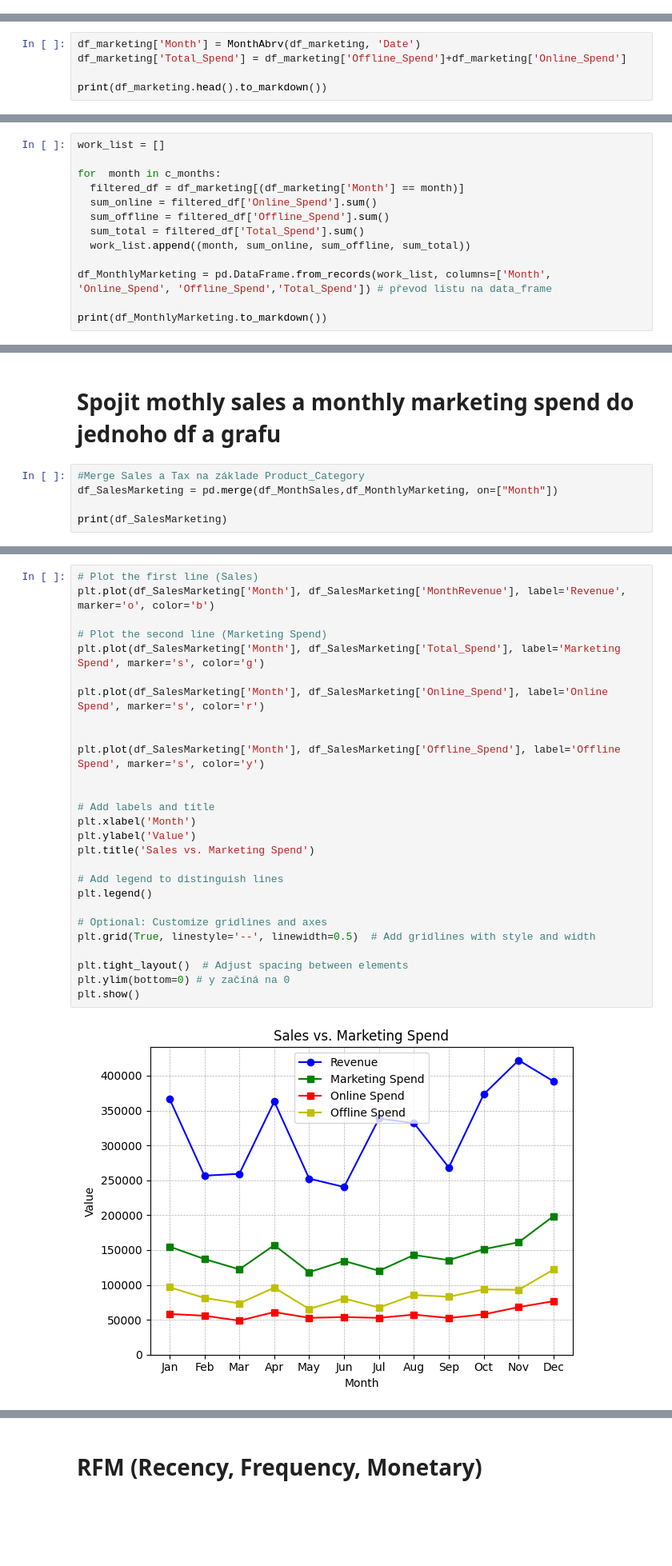
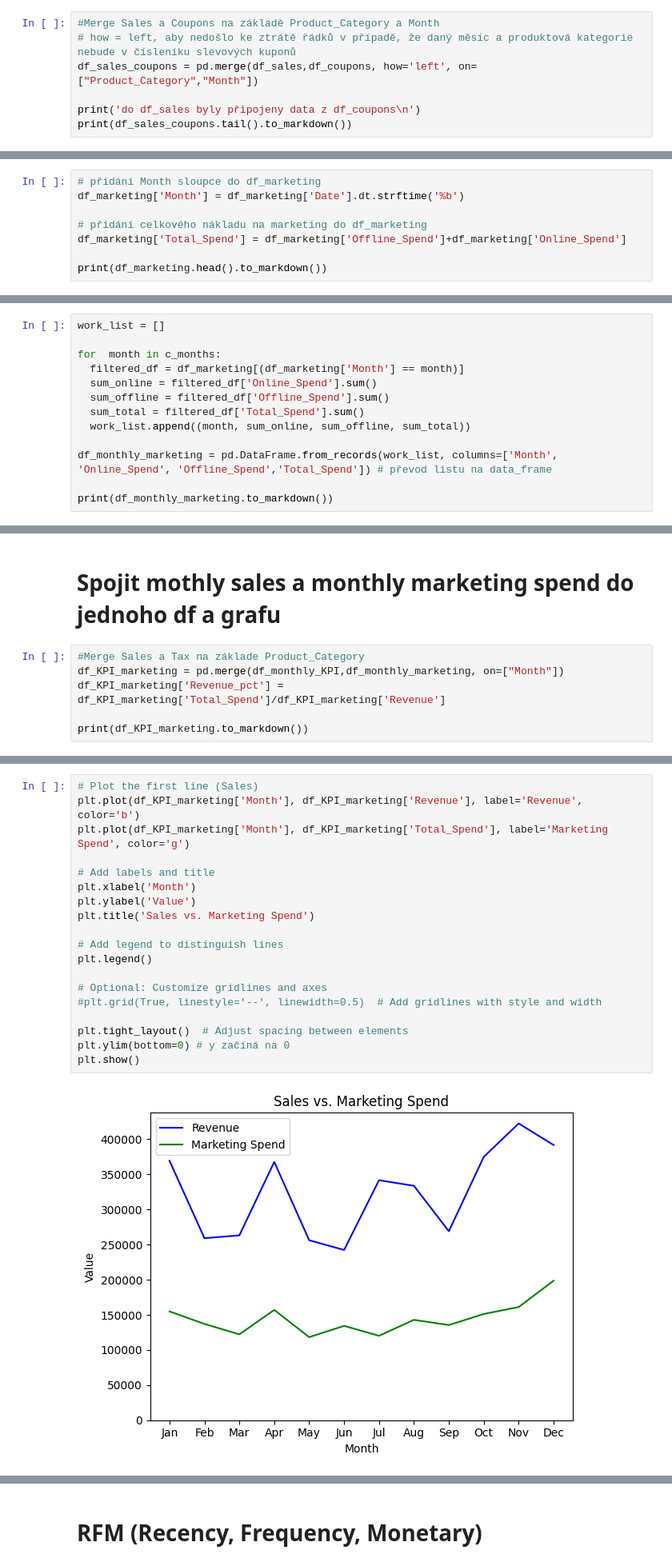
Before and after one commit to reznimat/ppzd_sp, a Jupyter notebook: semestralni_prace.ipynb, the cells around one changed output, grey strips where cells are left out. Shown at 80% size. Saved outputs shown, nothing was run; the diff lists cells and outputs as text; blank space fills up the shorter version.

```diff
--- a/semestralni_prace.ipynb
+++ b/semestralni_prace.ipynb
@@ -266,0 +124,7 @@ plt.show()
+# %%
+#Merge Sales a Coupons na základě Product_Category a Month
+# how = left, aby nedošlo ke ztrátě řádků v případě, že daný měsíc a produktová kategorie nebude v čísleníku slevových kuponů
+df_sales_coupons = pd.merge(df_sales,df_coupons, how='left', on=["Product_Category","Month"])
+
+print('do df_sales byly připojeny data z df_coupons\n')
+print(df_sales_coupons.tail().to_markdown())
@@ -267,7 +329,10 @@ plt.show()
 # %% [markdown]
 ## Připojení souboru s marketingovými náklady k df_MonthSales
 # %%
-df_marketing['Month'] = MonthAbrv(df_marketing, 'Date')
+# přidání Month sloupce do df_marketing
+df_marketing['Month'] = df_marketing['Date'].dt.strftime('%b')
+
+# přidání celkového nákladu na marketing do df_marketing
 df_marketing['Total_Spend'] = df_marketing['Offline_Spend']+df_marketing['Online_Spend']
 
 print(df_marketing.head().to_markdown())
@@ -289,9 +354,9 @@ for  month in c_months:
   sum_total = filtered_df['Total_Spend'].sum()
   work_list.append((month, sum_online, sum_offline, sum_total))
 
-df_MonthlyMarketing = pd.DataFrame.from_records(work_list, columns=['Month', 'Online_Spend', 'Offline_Spend','Total_Spend']) # převod listu na data_frame
+df_monthly_marketing = pd.DataFrame.from_records(work_list, columns=['Month', 'Online_Spend', 'Offline_Spend','Total_Spend']) # převod listu na data_frame
 
-print(df_MonthlyMarketing.to_markdown())
+print(df_monthly_marketing.to_markdown())
 # %% [output]
 |    | Month   |   Online_Spend |   Offline_Spend |   Total_Spend |
 |---:|:--------|---------------:|----------------:|--------------:|
@@ -383,7 +386,8 @@ plt.show()
 # Spojit mothly sales a monthly marketing spend do jednoho df a grafu
 # %%
 #Merge Sales a Tax na základe Product_Category
-df_SalesMarketing = pd.merge(df_MonthSales,df_MonthlyMarketing, on=["Month"])
+df_KPI_marketing = pd.merge(df_monthly_KPI,df_monthly_marketing, on=["Month"])
+df_KPI_marketing['Revenue_pct'] = df_KPI_marketing['Total_Spend']/df_KPI_marketing['Revenue']
 
-print(df_SalesMarketing)
+print(df_KPI_marketing.to_markdown())
 # %% [output]
@@ -403,29 +408,21 @@ print(df_SalesMarketing)
 # %%
 # Plot the first line (Sales)
-plt.plot(df_SalesMarketing['Month'], df_SalesMarketing['MonthRevenue'], label='Revenue', marker='o', color='b')
-
-# Plot the second line (Marketing Spend)
-plt.plot(df_SalesMarketing['Month'], df_SalesMarketing['Total_Spend'], label='Marketing Spend', marker='s', color='g')
-
-plt.plot(df_SalesMarketing['Month'], df_SalesMarketing['Online_Spend'], label='Online Spend', marker='s', color='r')
-
-
-plt.plot(df_SalesMarketing['Month'], df_SalesMarketing['Offline_Spend'], label='Offline Spend', marker='s', color='y')
-
+plt.plot(df_KPI_marketing['Month'], df_KPI_marketing['Revenue'], label='Revenue', color='b')
+plt.plot(df_KPI_marketing['Month'], df_KPI_marketing['Total_Spend'], label='Marketing Spend', color='g')
 
 # Add labels and title
 plt.xlabel('Month')
 plt.ylabel('Value')
 plt.title('Sales vs. Marketing Spend')
 
 # Add legend to distinguish lines
 plt.legend()
 
 # Optional: Customize gridlines and axes
-plt.grid(True, linestyle='--', linewidth=0.5)  # Add gridlines with style and width
+#plt.grid(True, linestyle='--', linewidth=0.5)  # Add gridlines with style and width
 
 plt.tight_layout()  # Adjust spacing between elements
 plt.ylim(bottom=0) # y začíná na 0
 plt.show()
 # %% [output]
-[figure, old version]
+[figure, new version]
```
Also changed, not shown: parts of 74 cells of this notebook.
